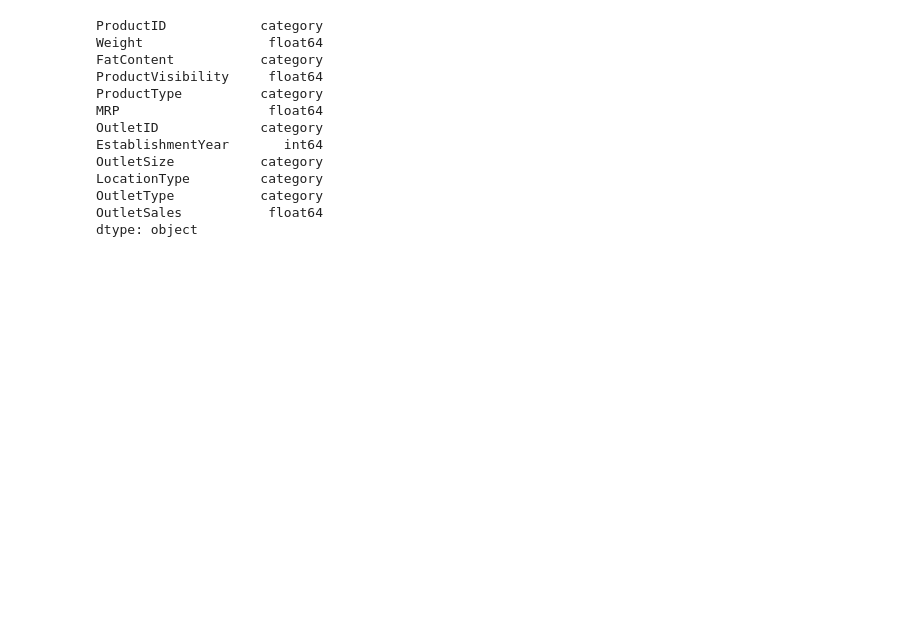
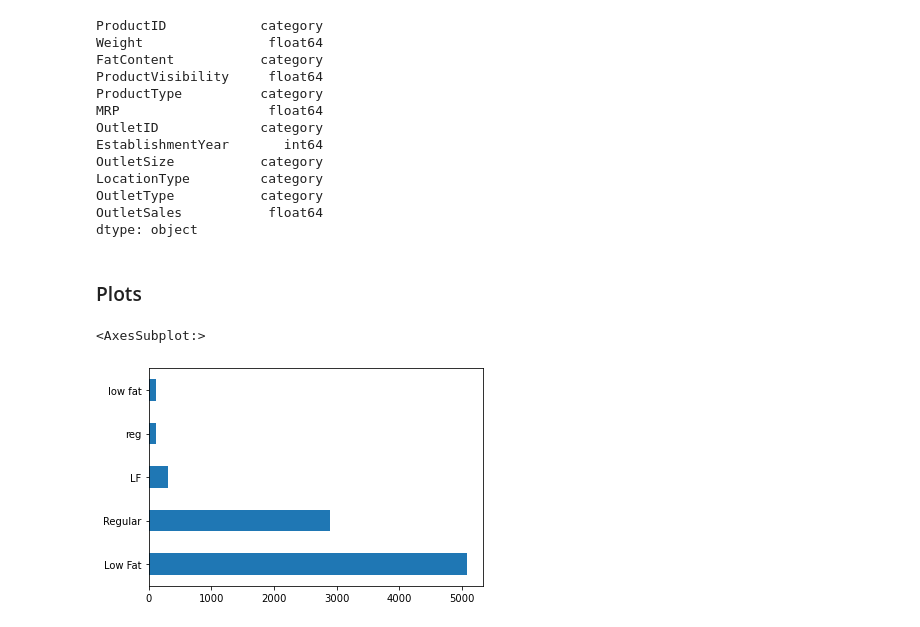
Before and after one commit to rafal-mokrzycki/Big-Mart-Sales, a Jupyter notebook: big_mart_sales_analysis.ipynb, the cells around one changed output. Cells and saved outputs as stored; diff of their text form; code cells hidden in the pictures; blank space fills up the shorter version.

```diff
--- a/big_mart_sales_analysis.ipynb
+++ b/big_mart_sales_analysis.ipynb
@@ -106,3 +107,10 @@ LocationType         category
 OutletType           category
 OutletSales           float64
 dtype: object
+# %% [markdown]
+### Plots
+# %%
+train['FatContent'].value_counts().plot(kind='barh')
+# %% [output]
+<AxesSubplot:>
+[figure, added]
```
Also changed, not shown: parts of 11 cells of this notebook.
